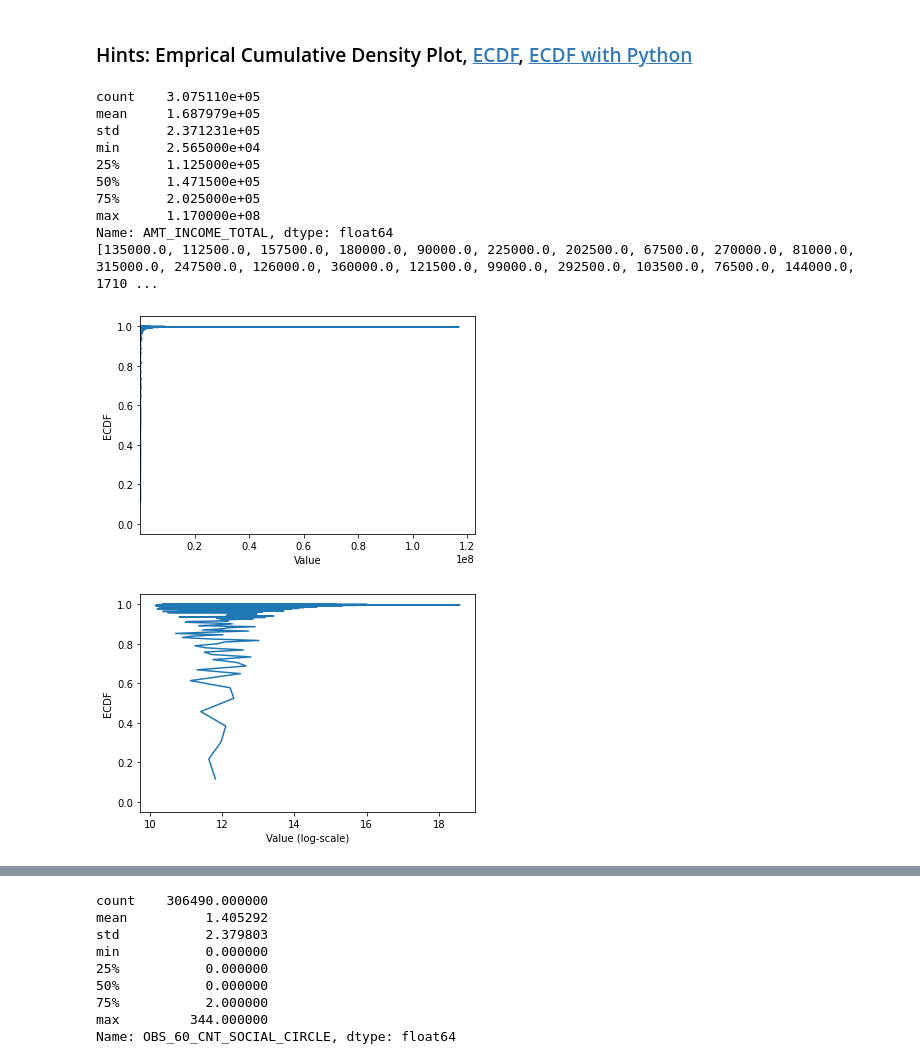
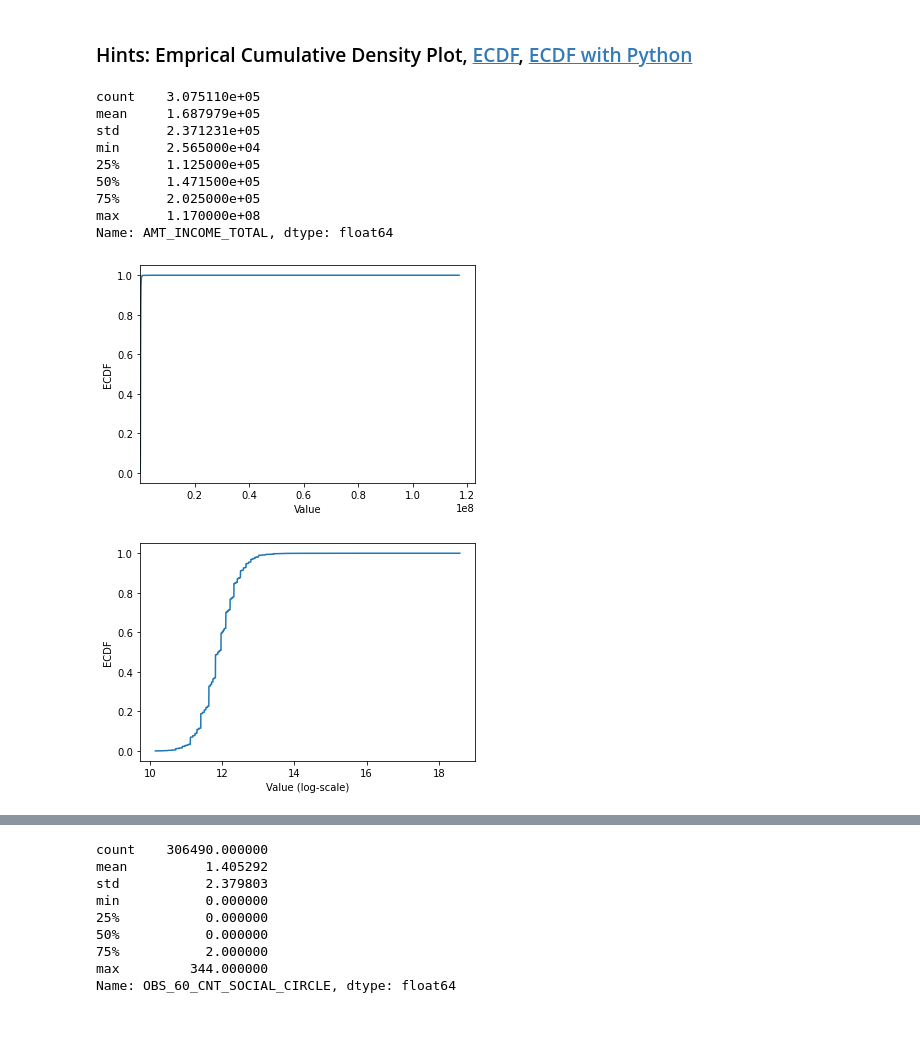
Before and after one commit to each-ui/machine-learningmarathon, a Jupyter notebook: Day_009_HW.ipynb, the cells around one changed output, grey strips where cells are left out. Drawn from its saved outputs; the diff is of its cells as text; code cells hidden in the pictures; blank space fills up the shorter version.

```diff
--- a/Day_009_HW.ipynb
+++ b/Day_009_HW.ipynb
@@ -94,40 +84,36 @@ print(app_train['AMT_INCOME_TOTAL'].describe())
 """
 YOUR CODE HERE
 """
-frequency = app_train['AMT_INCOME_TOTAL'].value_counts()
-pdf = frequency/np.sum(frequency)
-cdf = np.cumsum(pdf)
-print(list(cdf.index))
+cdf = app_train['AMT_INCOME_TOTAL'].value_counts().sort_index().cumsum()
 
 plt.plot(list(cdf.index), cdf/cdf.max())
 plt.xlabel('Value')
 plt.ylabel('ECDF')
 plt.xlim([cdf.index.min(), cdf.index.max() * 1.05]) # 限制顯示圖片的範圍
 plt.ylim([-0.05,1.05]) # 限制顯示圖片的範圍
 
 plt.show()
 
 # 改變 y 軸的 Scale, 讓我們可以正常檢視 ECDF
 plt.plot(np.log(list(cdf.index)), cdf/cdf.max())
 plt.xlabel('Value (log-scale)')
 plt.ylabel('ECDF')
 
 plt.ylim([-0.05,1.05]) # 限制顯示圖片的範圍
 
 plt.show()
 # %% [output]
 count    3.075110e+05
 mean     1.687979e+05
 std      2.371231e+05
 min      2.565000e+04
 25%      1.125000e+05
 50%      1.471500e+05
 75%      2.025000e+05
 max      1.170000e+08
 Name: AMT_INCOME_TOTAL, dtype: float64
-[135000.0, 112500.0, 157500.0, 180000.0, 90000.0, 225000.0, 202500.0, 67500.0, 270000.0, 81000.0, 315000.0, 247500.0, 126000.0, 360000.0, 121500.0, 99000.0, 292500.0, 103500.0, 76500.0, 144000.0, 1710 ...
-[figure, old version]
+[figure, new version]
-[figure, old version]
+[figure, new version]
 # %% [markdown]
 ## 補充：Normal dist 的 ECDF
 ![ecdf_normal](https://au.mathworks.com/help/examples/stats/win64/PlotEmpiricalCdfAndCompareWithSamplingDistributionExample_01.png)
```
Also changed, not shown: parts of 3 cells of this notebook.
